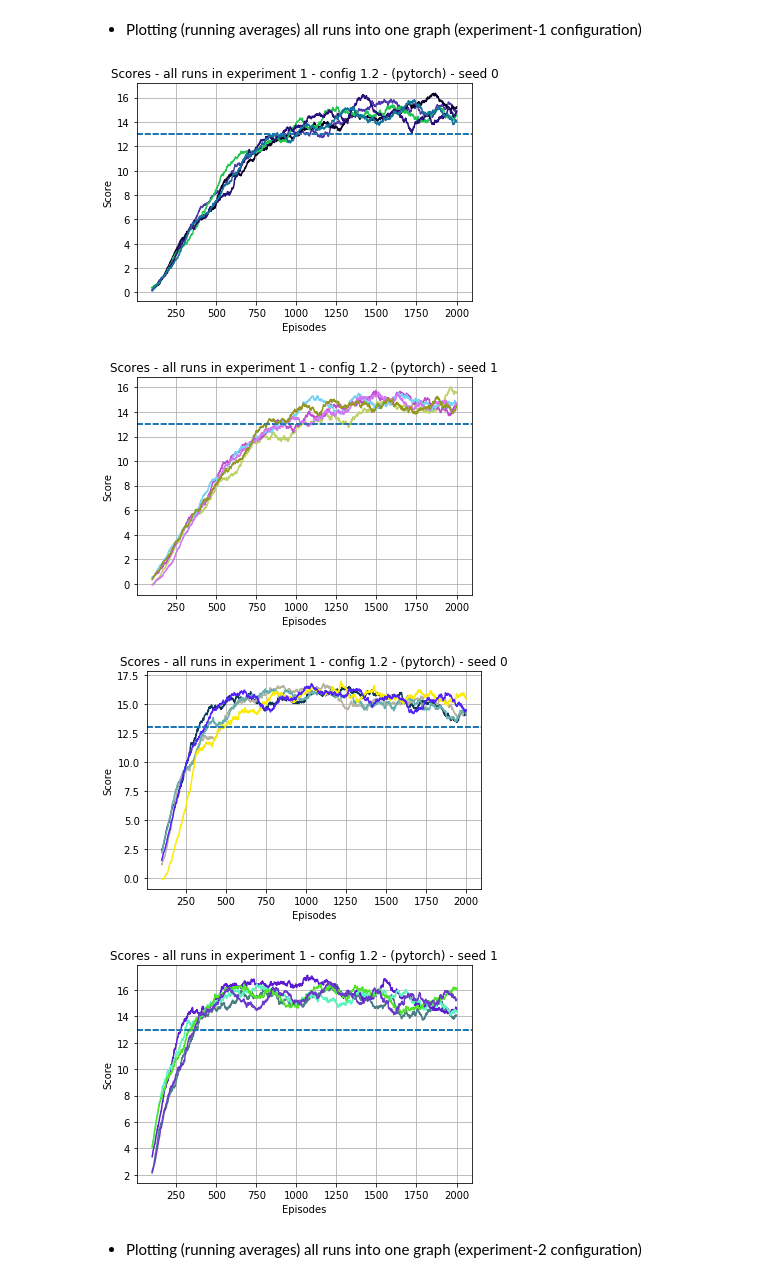
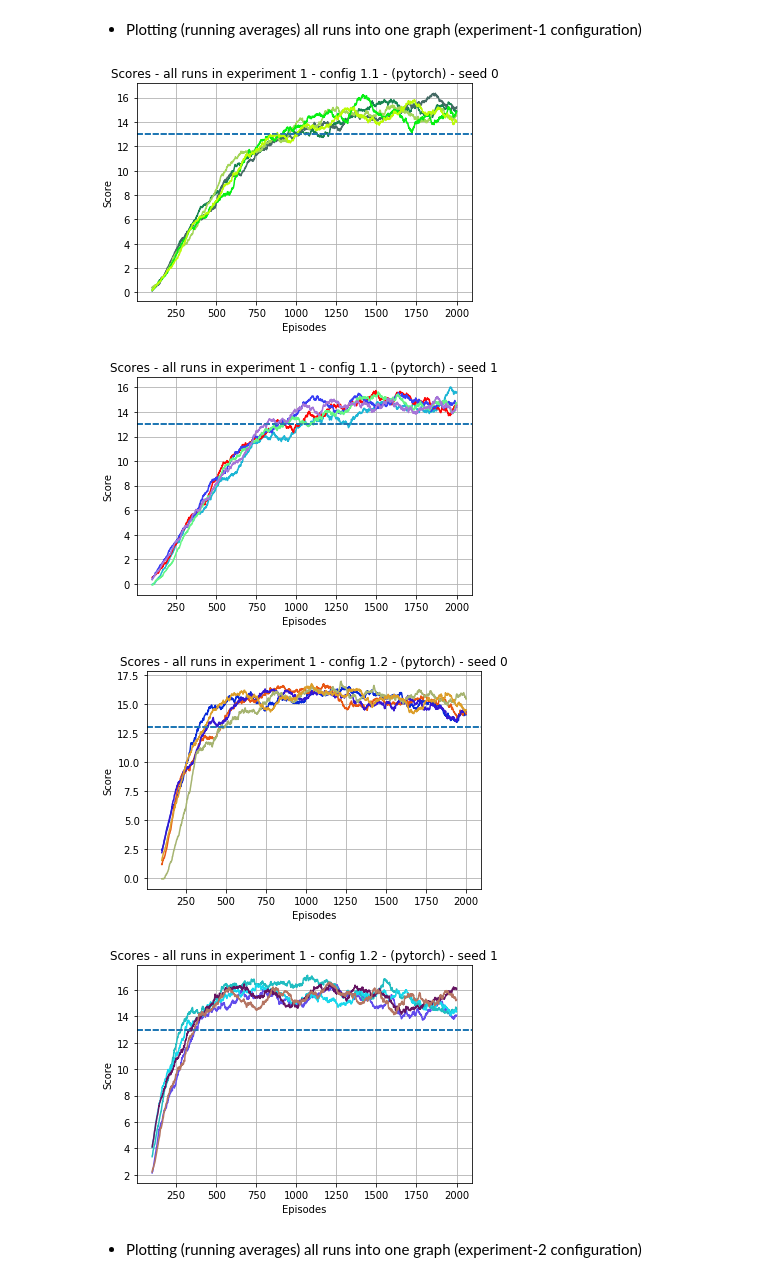
Before and after one commit to wpumacay/DeeprlND-projects, a Jupyter notebook: project1-navigation/results_analysis.ipynb, the cells around one changed output. Saved outputs shown, nothing was run; the diff lists cells and outputs as text; code cells hidden in the pictures.

```diff
--- a/project1-navigation/results_analysis.ipynb
+++ b/project1-navigation/results_analysis.ipynb
@@ -186,30 +186,30 @@ for seed in [0,1,2] :
 # %%
 # plotting all runs from the experiment 1 - config 1-1 sessions (using pytorch)
 for seed in [0,1] :
     fig, axes = None, None
     for run in [0,1,2,3,4] :
         fig, axes = plotSingleRun( 'banana_hypertests_config_1_1_run_' + str(run) + '_pytorch_seed_' + str(seed),
-                                   title = 'Scores - all runs in experiment 1 - config 1.2 - (pytorch) - seed %s' % str(seed),
+                                   title = 'Scores - all runs in experiment 1 - config 1.1 - (pytorch) - seed %s' % str(seed),
                                    fig = fig,
                                    axes = axes,
                                    showAll = False,
                                    useRandomColor = True )
 
 # plotting all runs from the experiment 1 - config 1-2 sessions (using pytorch)
 for seed in [0,1] :
     fig, axes = None, None
     for run in [0,1,2,3,4] :
         fig, axes = plotSingleRun( 'banana_hypertests_config_1_2_run_' + str(run) + '_pytorch_seed_' + str(seed),
                                    title = 'Scores - all runs in experiment 1 - config 1.2 - (pytorch) - seed %s' % str(seed),
                                    fig = fig,
                                    axes = axes,
                                    showAll = False,
                                    useRandomColor = True )
 # %% [output]
-[figure, old version]
+[figure, new version]
-[figure, old version]
+[figure, new version]
-[figure, old version]
+[figure, new version]
-[figure, old version]
+[figure, new version]
 # %% [markdown]
 * Plotting (running averages) all runs into one graph (experiment-2 configuration)
 # %%
```
Also changed, not shown: parts of 9 cells of this notebook, 7 other files.
